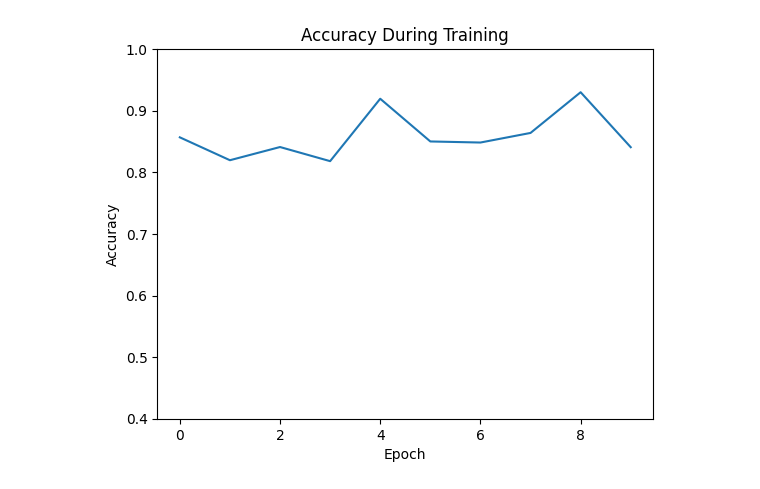
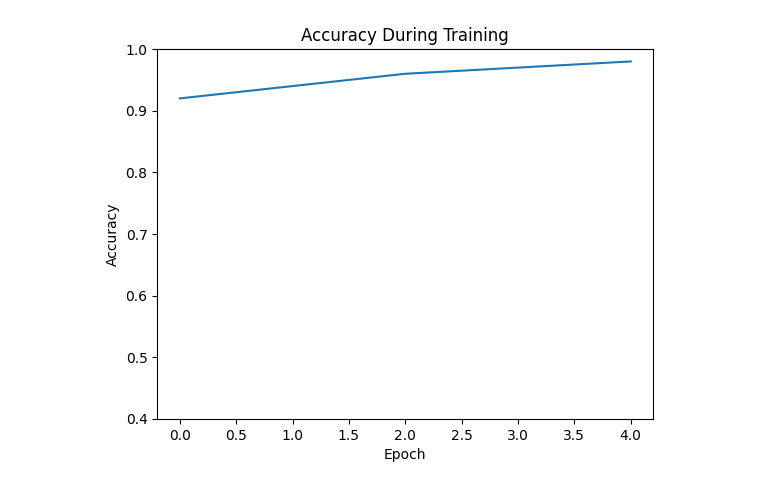
Before and after one commit to ainaluis/TAEDBretxaDigital, a Jupyter notebook: graficos.ipynb, the cells around one changed output. Cells and saved outputs as stored; diff of their text form; code cells hidden in the pictures.

```diff
--- a/graficos.ipynb
+++ b/graficos.ipynb
@@ -1,25 +1,25 @@
 # %%
 import matplotlib.pyplot as plt
 import numpy as np
 from sklearn.preprocessing import minmax_scale
 
 
 # supongamos que tiene una lista de precisión para cada epoch
 accuracy = [0.92, 0.94, 0.96, 0.97, 0.98]
 
 # graficar la precisión
-plt.plot(accuracy_list)
+plt.plot(accuracy)
 
 # agregar etiquetas de eje x e y y título
 plt.xlabel('Epoch')
 plt.ylabel('Accuracy')
 plt.ylim(0.4, 1.0)
 plt.title('Accuracy During Training')
 
 # mostrar la gráfica resultante
 plt.show()
 # %% [output]
-[figure, old version]
+[figure, new version]
 # %%
 import random
 
```
Also changed, not shown: parts of 6 cells of this notebook, 15 other files.
